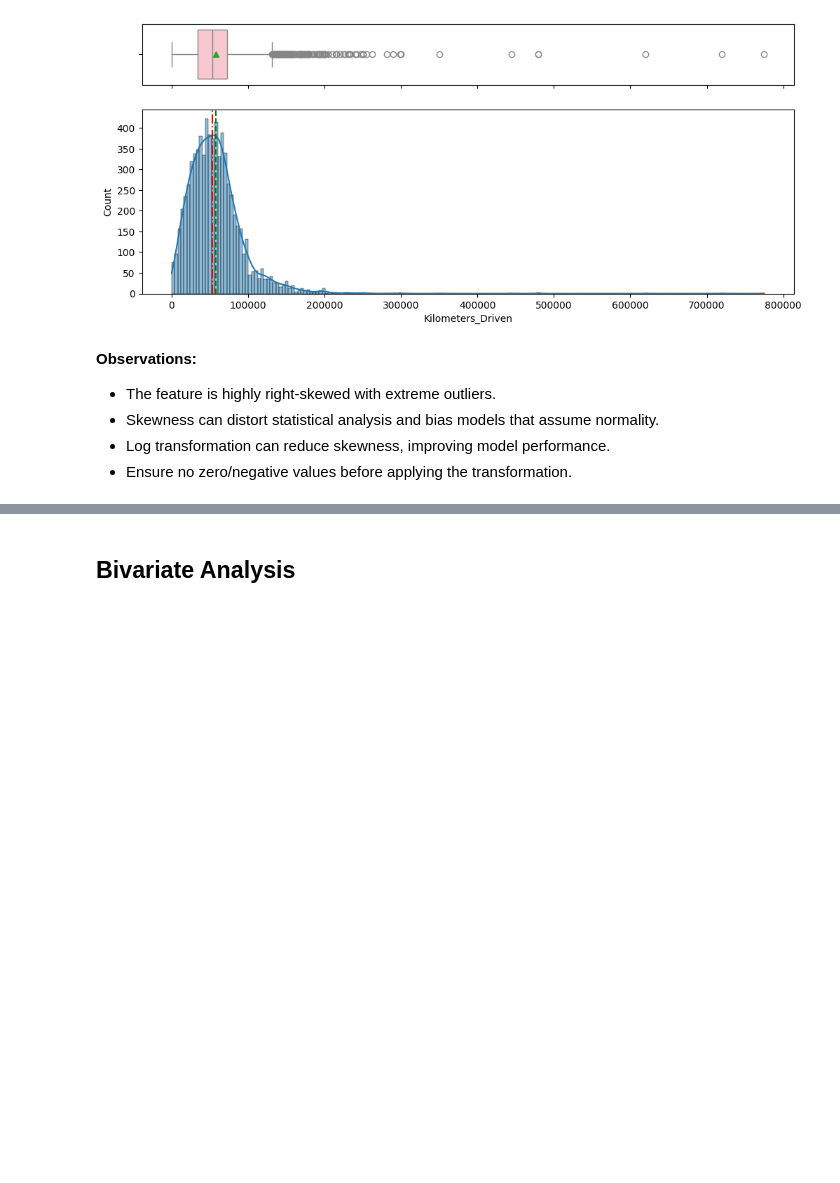
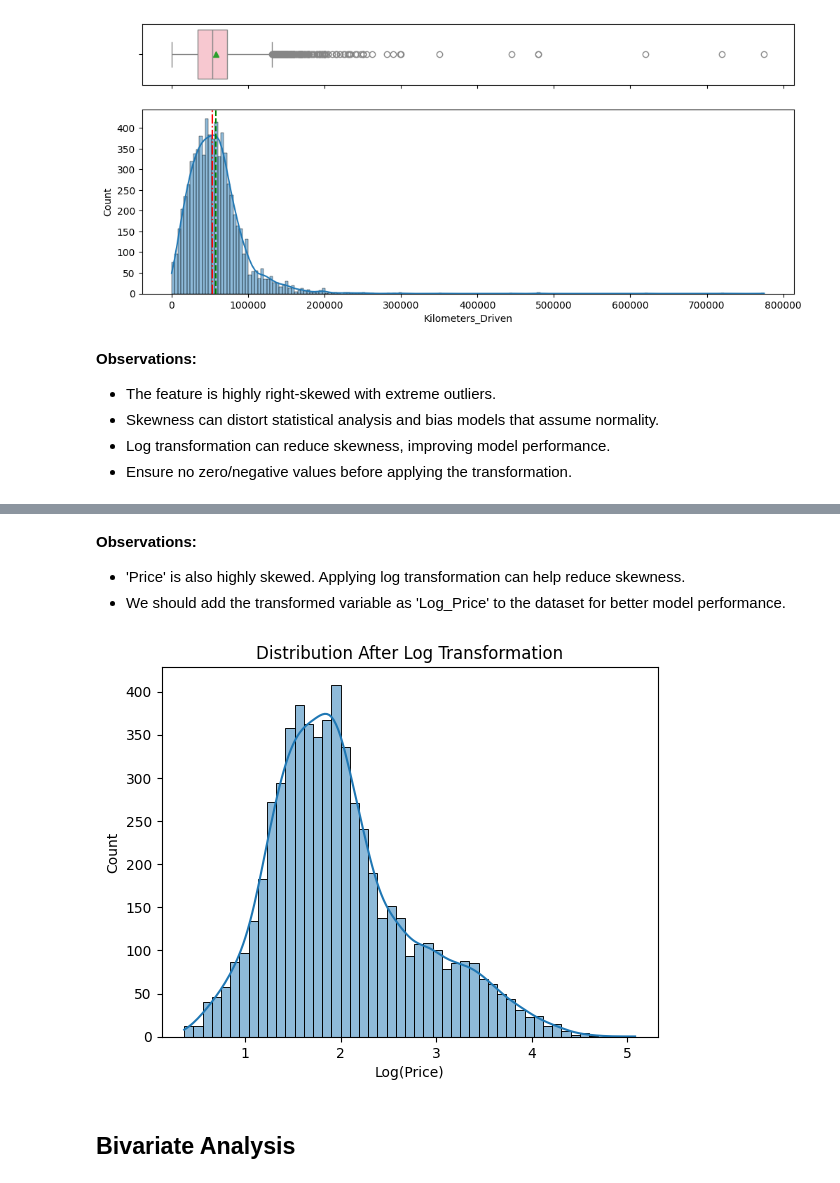
Before and after one commit to marijamaik/used-car-price-prediction, a Jupyter notebook: Used_Cars_Price_Prediction.ipynb, the cells around one changed output, grey strips where cells are left out. Drawn from its saved outputs; the diff is of its cells as text; code cells hidden in the pictures; blank space fills up the shorter version.

```diff
--- a/Used_Cars_Price_Prediction.ipynb
+++ b/Used_Cars_Price_Prediction.ipynb
@@ -214,0 +235,12 @@ histogram_boxplot('Kilometers_Driven')
+# %% [markdown]
+<b> Observations: </b>
+- 'Price' is also highly skewed. Applying log transformation can help reduce skewness.
+- We should add the transformed variable as 'Log_Price' to the dataset for better model performance.
+# %%
+# Log transformation of the feature 'Price'
+sns.histplot(np.log1p(df["Price"]), kde=True)
+plt.xlabel("Log(Price)")
+plt.title("Distribution After Log Transformation")
+plt.show()
+# %% [output]
+[figure, added]
```
Also changed, not shown: parts of 5 cells of this notebook, 1 other file.
